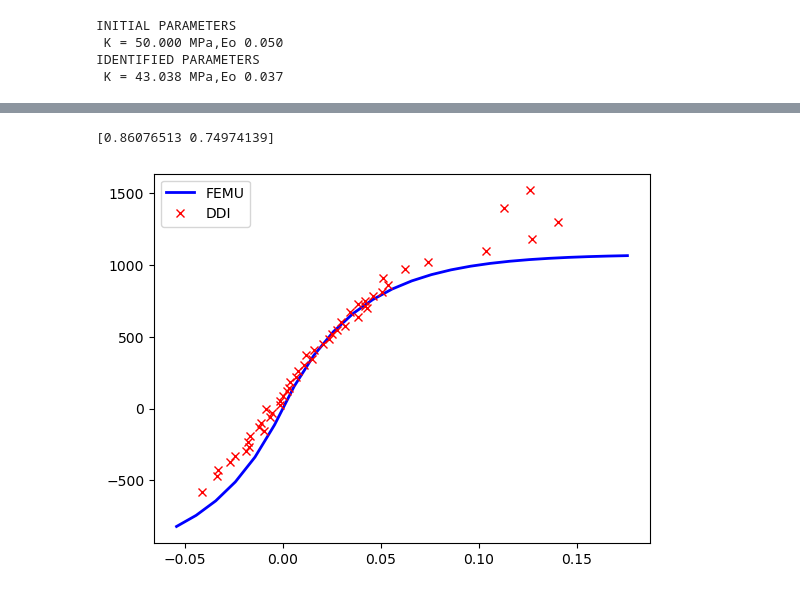
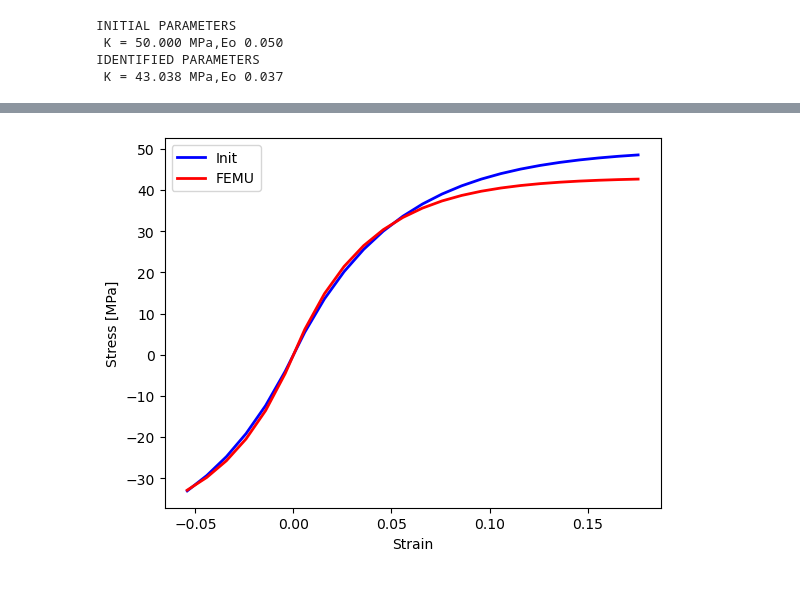
Before and after one commit to jrethore/cism_2025, a Jupyter notebook: FEMU/FEMU_from_DIC.ipynb, the cells around one changed output, grey strips where cells are left out. Drawn from its saved outputs; the diff is of its cells as text; code cells hidden in the pictures.

```diff
--- a/FEMU/FEMU_from_DIC.ipynb
+++ b/FEMU/FEMU_from_DIC.ipynb
@@ -113,12 +113,12 @@ def sensitivity(P,U):
     model.material=mati
     return dudp
 
-def covariance(dudp):
-    C = np.zeros((np.size(dudp,1),np.size(dudp,1)))
+def hessian(dudp):
+    H = np.zeros((np.size(dudp,1),np.size(dudp,1)))
     for ii in range(np.size(dudp,1)):
         for jj in range(np.size(dudp,1)):
-                C[ii][jj]=np.dot(dudp[:,ii],dudp[:,jj])
-    return C
+                H[ii][jj]=np.dot(dudp[:,ii],dudp[:,jj])
+    return H
 
 
 def residual(dudp,r):
@@ -133,11 +133,11 @@ for iter in range(nIter):
     # a. compute the sensitivity matrix $dudp$
     dudp=sensitivity(P, U)
     # b. compute the covariance matrix $C$
-    C=covariance(dudp)
+    H=hessian(dudp)
     # c. compute the residual vector $b$
     b=residual(dudp, Uref-U)
     # d. solve the system $C\; dP=b$ for getting the parameter increment
-    dP=np.linalg.solve(C,b)
+    dP=np.linalg.solve(H,b)
     # e. update the parameter values $P=P+dP$
     P+=.5*dP
     # f. update the FE solution $U$ with the updated parameters
@@ -152,8 +152,6 @@ for iter in range(nIter):
     norm = np.linalg.norm(Uref-U)
     normp = np.linalg.norm(dP)/np.linalg.norm(P)
     print('***FEMU loop Iteration %02d: |U-Uref| =%6.3e  dP/P =%6.4f***' % (iter,norm,normp))
-
-np.savez('femu-from-dic',U=U,mat=model.material)
 # %% [output]
 ***FEMU loop Iteration 00: |U-Uref| =1.256e+02  dP/P =0.1833***
 ***FEMU loop Iteration 01: |U-Uref| =1.243e+02  dP/P =0.0982***
@@ -192,13 +190,13 @@ model.show_field(fig, ax,U[Nnodes::]-Uref[Nnodes::], name = "Final error")
 # %%
 E=B.dot(Uref)
-ddi=np.load('../DDI/ddi-from-dic.npz')
-Efem=np.arange(min(E),max(E),0.01)
-Sfem=material.GetStress(Efem)
+epsi=np.arange(min(E),max(E),0.01)
+stressi=mat.GetStress(epsi)
+stressii=material.GetStress(epsi)
 ff=plt.figure()
-plt.plot(Efem,Sfem,'b-', linewidth=2,label='FEMU')
-plt.plot(ddi['Estar'],ddi['Sstar'],'rx',label='DDI')
+plt.plot(epsi,stressi/pix2m*1.e-6,'b-', linewidth=2,label='Init')
+plt.plot(epsi,stressii/pix2m*1.e-6,'r-', linewidth=2,label='FEMU')
 plt.legend()
-print(P)
+plt.xlabel('Strain')
+plt.ylabel('Stress [MPa]');
 # %% [output]
-[0.86076513 0.74974139]
-[figure, old version]
+[figure, new version]
```
Also changed, not shown: parts of 3 cells of this notebook, 7 other files.
